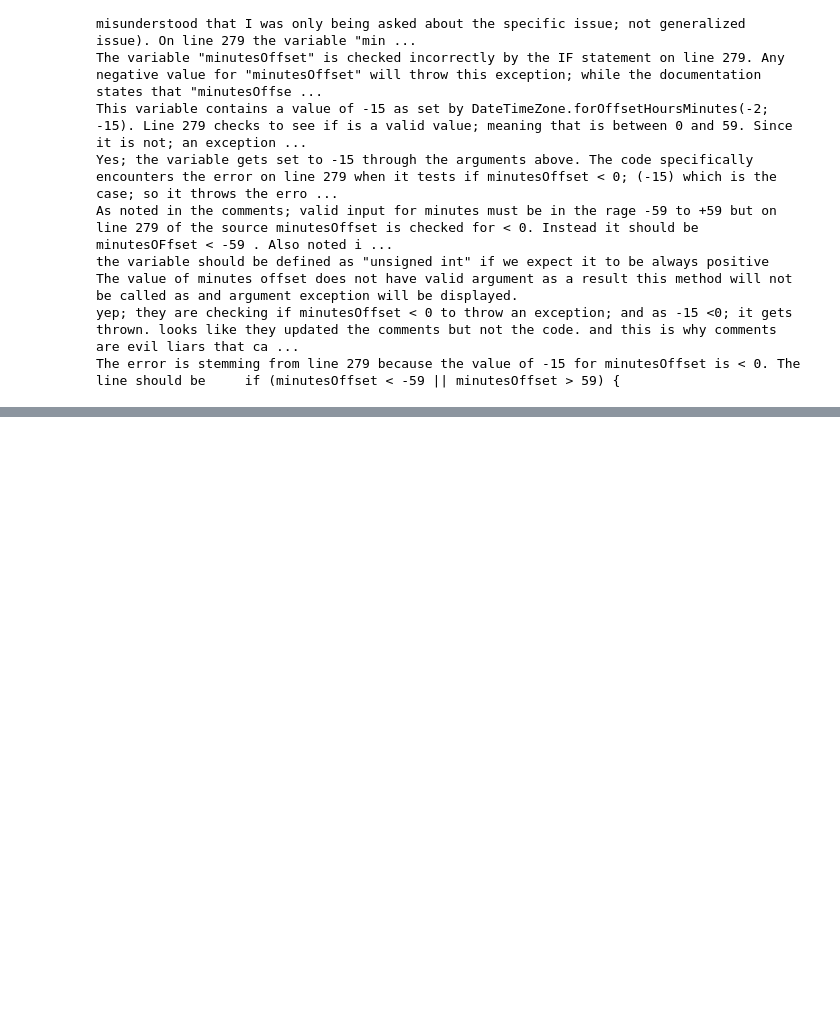
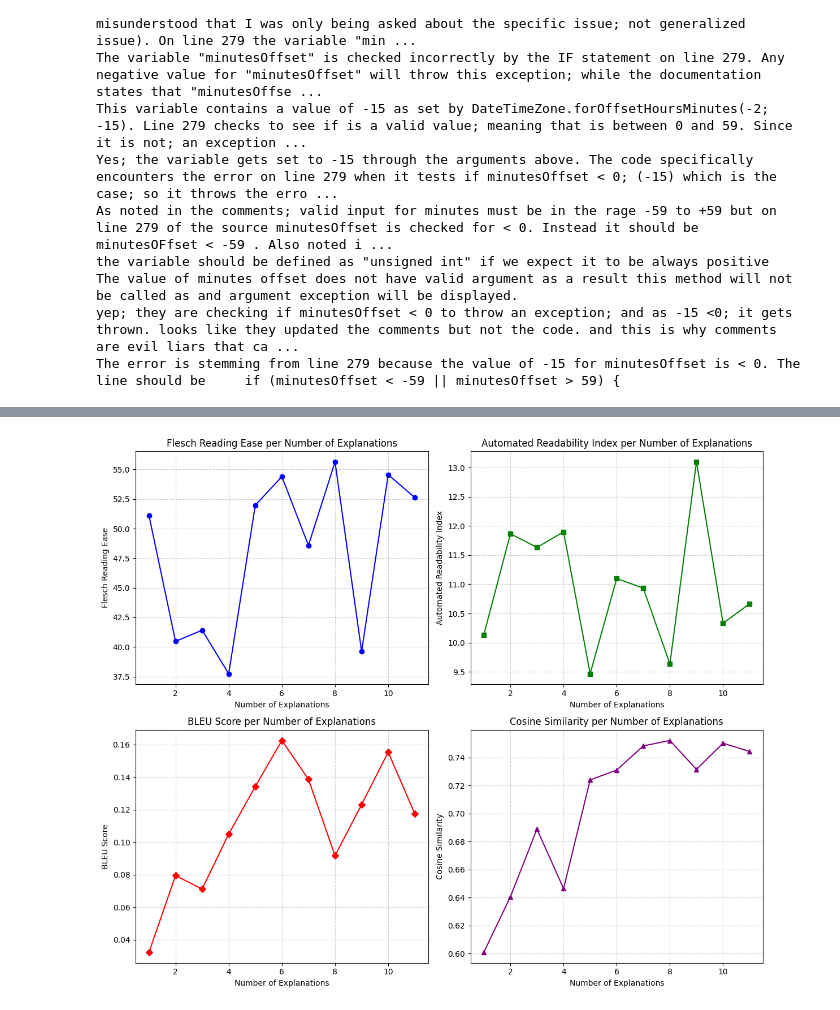
Before and after one commit to hpi-sam/ASE-GenAI, a Jupyter notebook: hendrik-lucas-philipp/miniproject3/task2.ipynb, the cells around one changed output, grey strips where cells are left out. Saved outputs shown, nothing was run; the diff lists cells and outputs as text; code cells hidden in the pictures; blank space fills up the shorter version.

```diff
--- a/hendrik-lucas-philipp/miniproject3/task2.ipynb
+++ b/hendrik-lucas-philipp/miniproject3/task2.ipynb
@@ -133,7 +141,7 @@ llm_summaries_list = []
 num_explanations_list = []
 
 # Modify the experiment loop to store the data
-for i in range(1, len(df_correct_question1['Answer.explanation'])):
+for i in tqdm(range(1, len(df_correct_question1['Answer.explanation']))):
     # sample 3 times and take average
     for k in range(3):
         explanations = sample_explanations(df_correct_question1['Answer.explanation'], i)
@@ -216,0 +191,35 @@ plt.show()
+# %%
+import matplotlib.pyplot as plt
+
+grouped_means = results_df[['num_explanations', 'flesch_reading_ease', 'automated_readability_index', 'bleu_score', 'cosine_similarity']].groupby('num_explanations').mean()
+
+fig, axes = plt.subplots(2, 2, figsize=(12, 10))
+
+axes[0, 0].plot(grouped_means.index, grouped_means['flesch_reading_ease'], marker='o', color='b')
+axes[0, 0].set_xlabel('Number of Explanations')
+axes[0, 0].set_ylabel('Flesch Reading Ease')
+axes[0, 0].set_title('Flesch Reading Ease per Number of Explanations')
+axes[0, 0].grid(True, linestyle='--', alpha=0.6)
+
+axes[0, 1].plot(grouped_means.index, grouped_means['automated_readability_index'], marker='s', color='g')
+axes[0, 1].set_xlabel('Number of Explanations')
+axes[0, 1].set_ylabel('Automated Readability Index')
+axes[0, 1].set_title('Automated Readability Index per Number of Explanations')
+axes[0, 1].grid(True, linestyle='--', alpha=0.6)
+
+axes[1, 0].plot(grouped_means.index, grouped_means['bleu_score'], marker='D', color='r')
+axes[1, 0].set_xlabel('Number of Explanations')
+axes[1, 0].set_ylabel('BLEU Score')
+axes[1, 0].set_title('BLEU Score per Number of Explanations')
+axes[1, 0].grid(True, linestyle='--', alpha=0.6)
+
+axes[1, 1].plot(grouped_means.index, grouped_means['cosine_similarity'], marker='^', color='purple')
+axes[1, 1].set_xlabel('Number of Explanations')
+axes[1, 1].set_ylabel('Cosine Similarity')
+axes[1, 1].set_title('Cosine Similarity per Number of Explanations')
+axes[1, 1].grid(True, linestyle='--', alpha=0.6)
+
+plt.tight_layout()
+plt.show()
+# %% [output]
+[figure, added]
```
Also changed, not shown: parts of 13 cells of this notebook, 3 other files.
